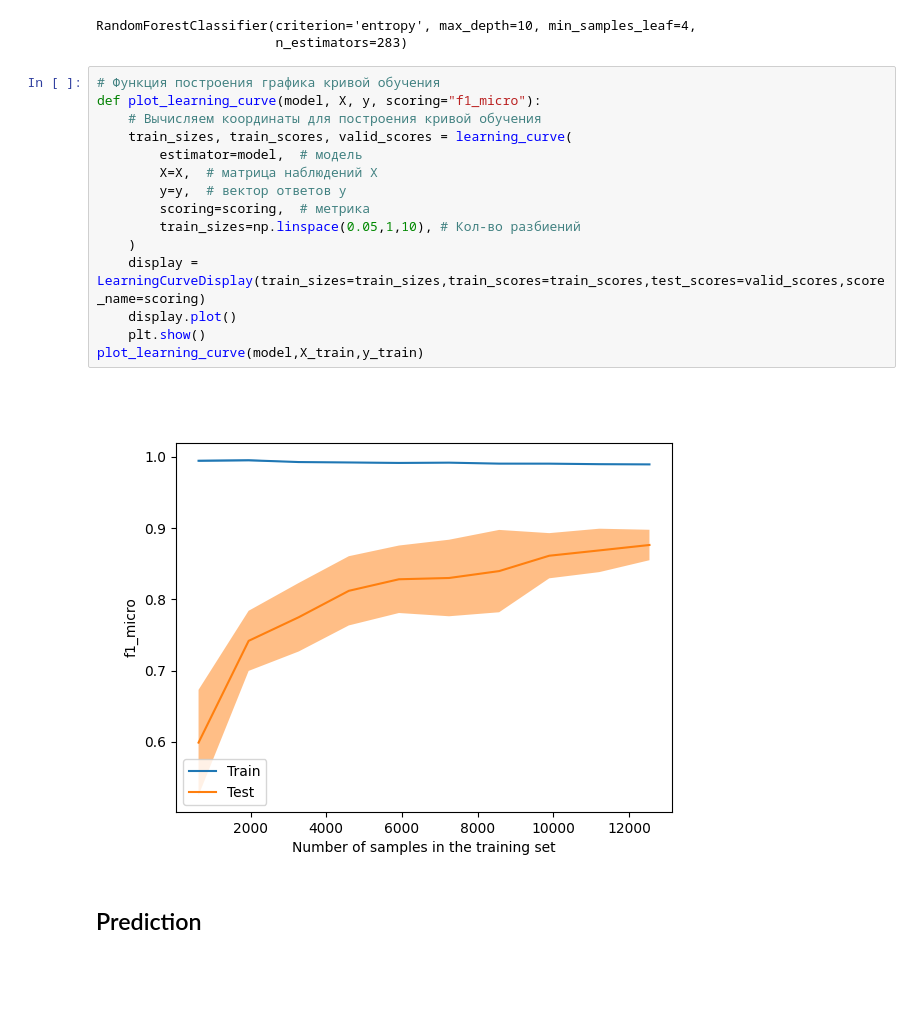
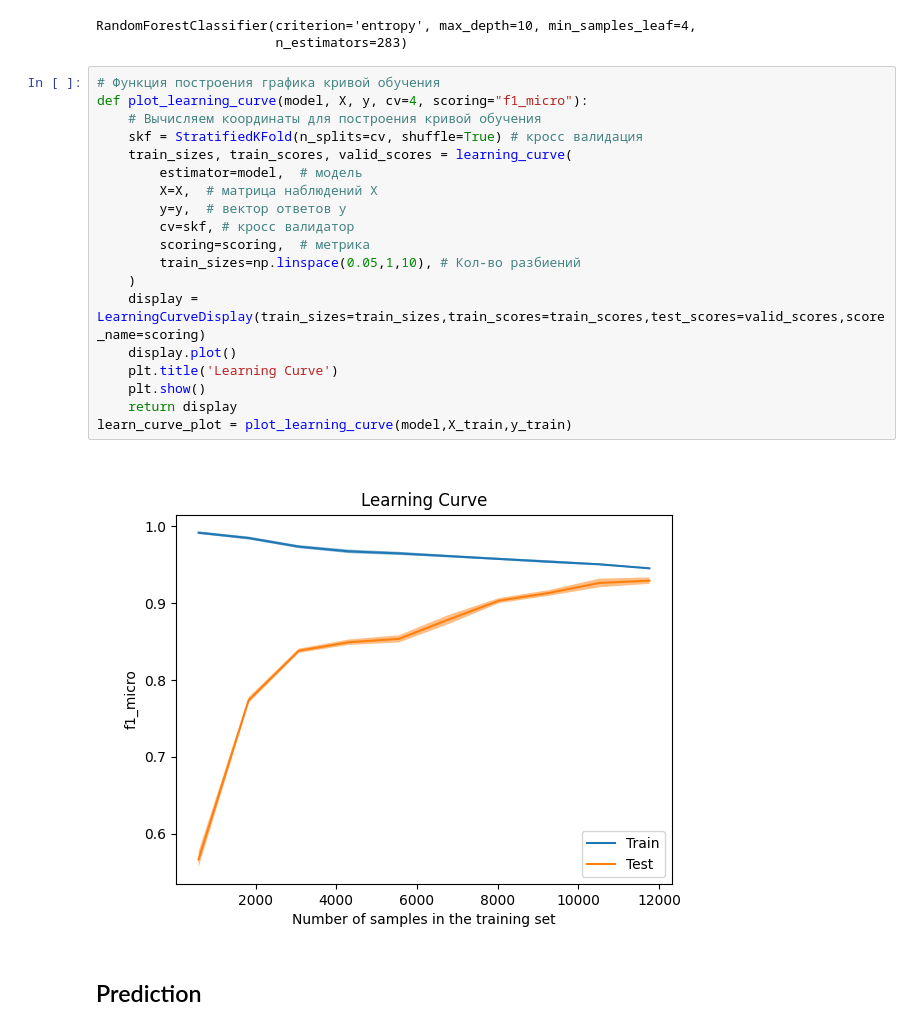
Before and after one commit to DenisBaburin/motorika_internship_team2, a Jupyter notebook: main.ipynb, the cells around one changed output. Saved outputs shown, nothing was run; the diff lists cells and outputs as text; blank space fills up the shorter version.

```diff
--- a/main.ipynb
+++ b/main.ipynb
@@ -378,21 +382,25 @@ RandomForestClassifier(criterion='entropy', max_depth=10, min_samples_leaf=4,
                        n_estimators=283)
 # %%
 # Функция построения графика кривой обучения
-def plot_learning_curve(model, X, y, scoring="f1_micro"):
+def plot_learning_curve(model, X, y, cv=4, scoring="f1_micro"):
     # Вычисляем координаты для построения кривой обучения
+    skf = StratifiedKFold(n_splits=cv, shuffle=True) # кросс валидация
     train_sizes, train_scores, valid_scores = learning_curve(
         estimator=model,  # модель
         X=X,  # матрица наблюдений X
         y=y,  # вектор ответов y
+        cv=skf, # кросс валидатор
         scoring=scoring,  # метрика
         train_sizes=np.linspace(0.05,1,10), # Кол-во разбиений
     )
     display = LearningCurveDisplay(train_sizes=train_sizes,train_scores=train_scores,test_scores=valid_scores,score_name=scoring)
     display.plot()
+    plt.title('Learning Curve')
     plt.show()
-plot_learning_curve(model,X_train,y_train)
+    return display
+learn_curve_plot = plot_learning_curve(model,X_train,y_train)
 # %% [output]
-[figure, old version]
+[figure, new version]
 # %% [markdown]
 ## Prediction
 # %%
```
Also changed, not shown: parts of 13 cells of this notebook, 1 other file.
